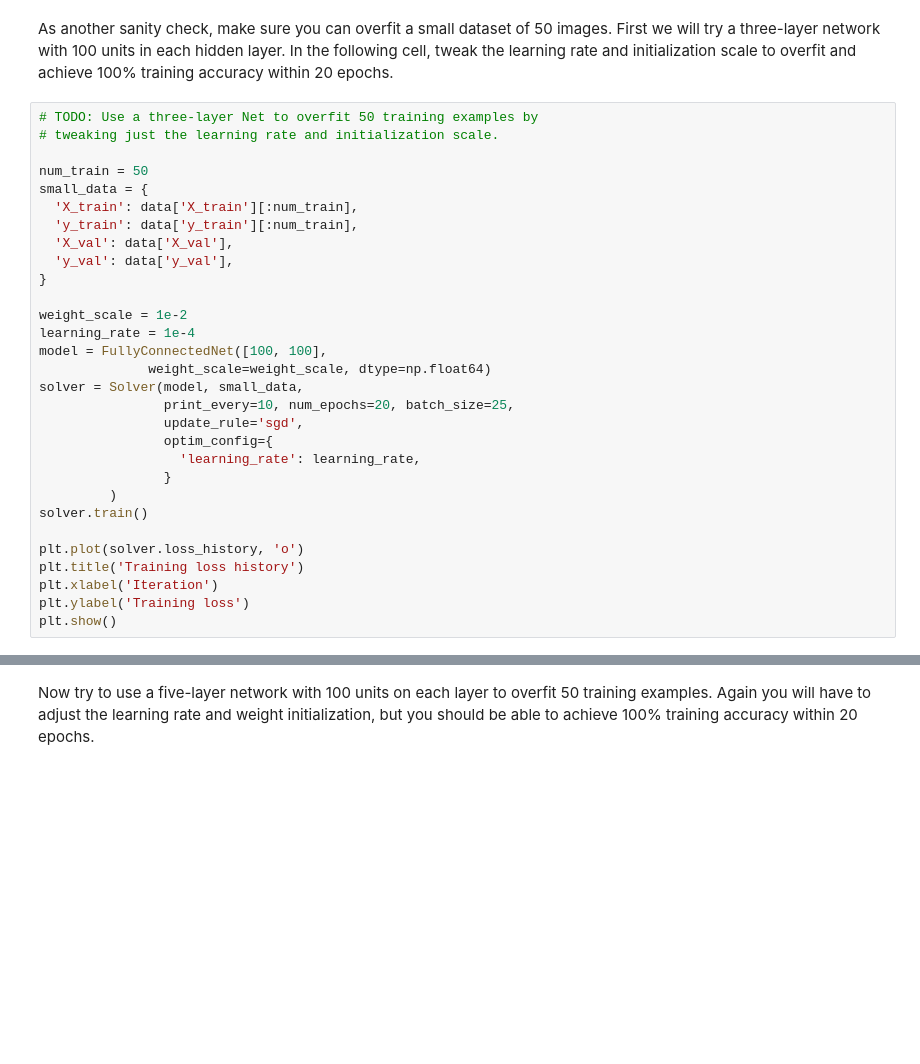
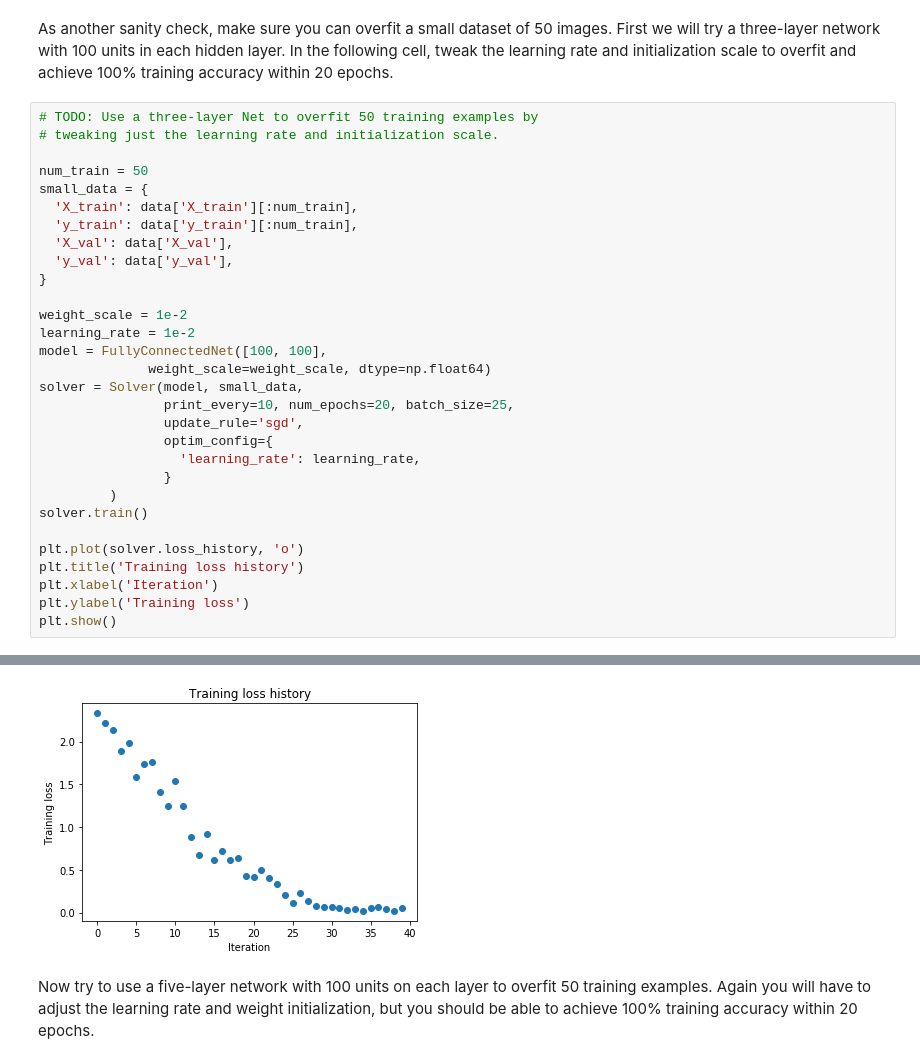
Before and after one commit to katherinelihanyu/CS231n, a Jupyter notebook: hw2/FullyConnectedNets.ipynb, the cells around one changed output, grey strips where cells are left out. Cells and saved outputs as stored; diff of their text form; blank space fills up the shorter version.

```diff
--- a/hw2/FullyConnectedNets.ipynb
+++ b/hw2/FullyConnectedNets.ipynb
@@ -450,7 +447,7 @@ small_data = {
 }
 
 weight_scale = 1e-2
-learning_rate = 1e-4
+learning_rate = 1e-2
 model = FullyConnectedNet([100, 100],
               weight_scale=weight_scale, dtype=np.float64)
 solver = Solver(model, small_data,
@@ -467,3 +464,4 @@ plt.title('Training loss history')
 plt.xlabel('Iteration')
 plt.ylabel('Training loss')
 plt.show()
+# %% [output]
@@ -470,3 +485,4 @@ plt.show()
+[figure, added]
 # %% [markdown]
 Now try to use a five-layer network with 100 units on each layer to overfit 50 training examples. Again you will have to adjust the learning rate and weight initialization, but you should be able to achieve 100% training accuracy within 20 epochs.
 # %%
```
Also changed, not shown: parts of 8 cells of this notebook, 2 other files.
